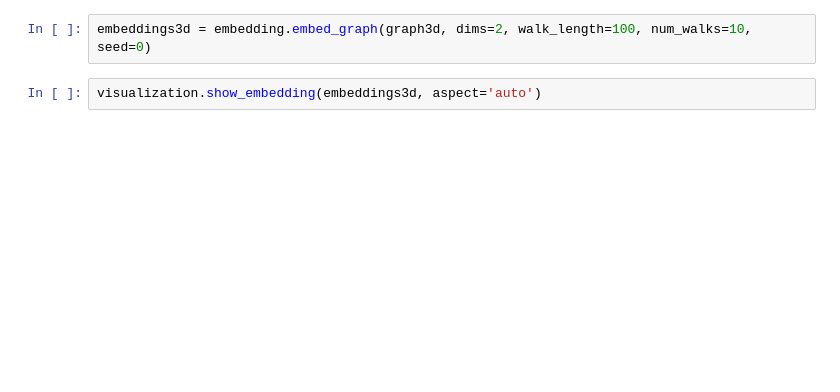
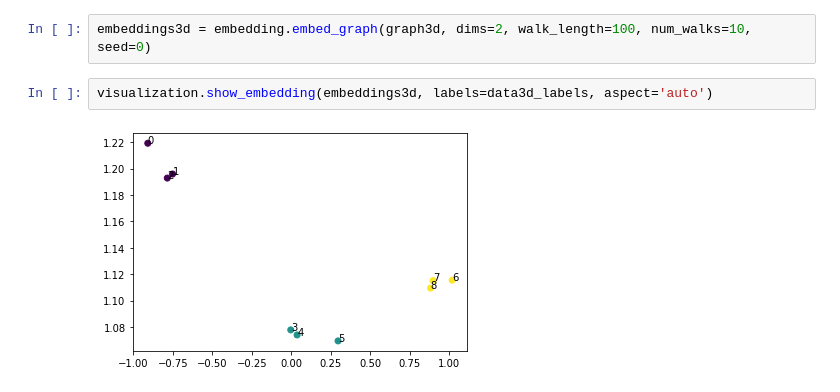
Before and after one commit to radajakub/GML-dim-reduction, a Jupyter notebook: src/example.ipynb, the cells around one changed output. Drawn from its saved outputs; the diff is of its cells as text; blank space fills up the shorter version.

```diff
--- a/src/example.ipynb
+++ b/src/example.ipynb
@@ -25,4 +33,6 @@ visualization.show_data(data3d, graph3d)
 # %%
 embeddings3d = embedding.embed_graph(graph3d, dims=2, walk_length=100, num_walks=10, seed=0)
 # %%
-visualization.show_embedding(embeddings3d, aspect='auto')
+visualization.show_embedding(embeddings3d, labels=data3d_labels, aspect='auto')
+# %% [output]
+[figure, added]
```
Also changed, not shown: parts of 5 cells of this notebook, 1 other file.
